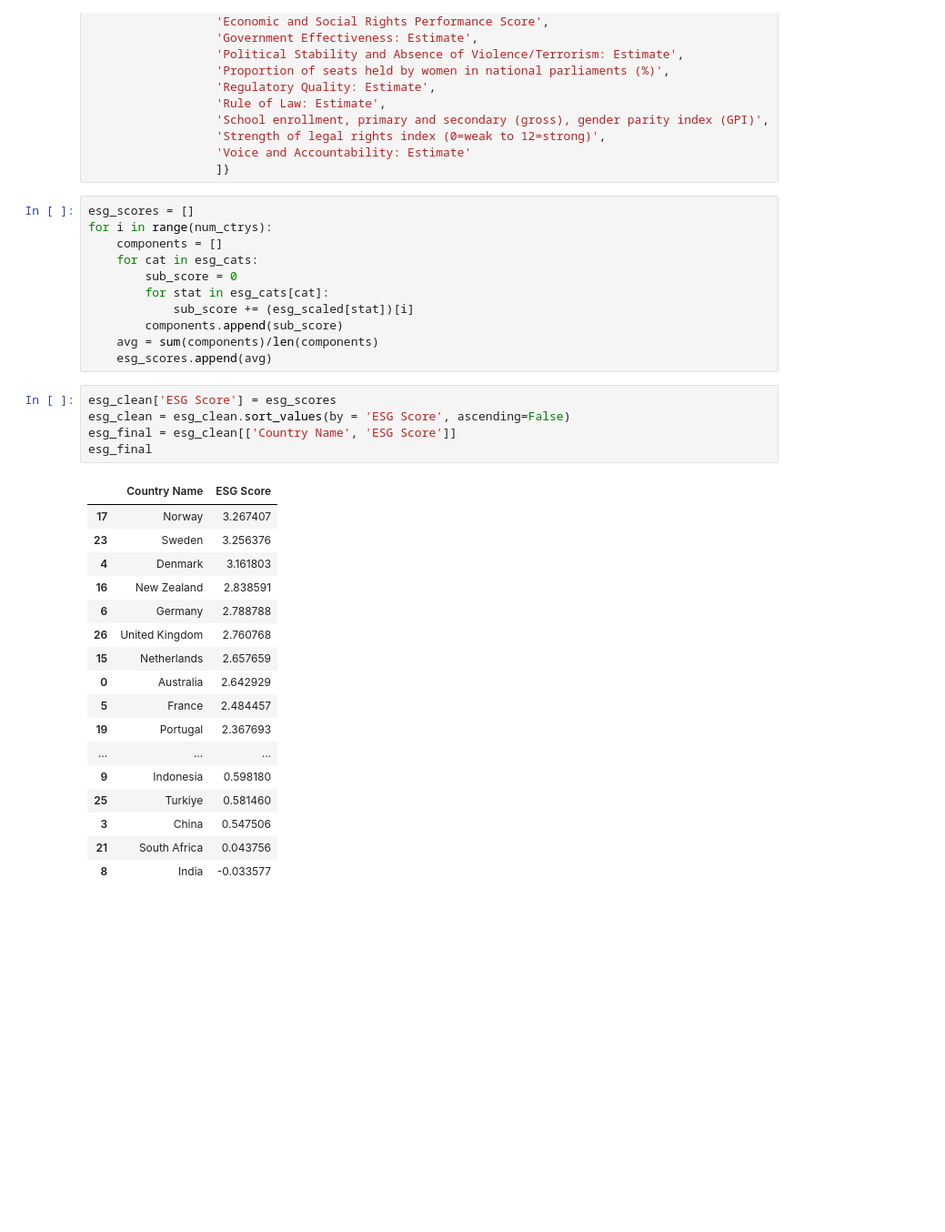
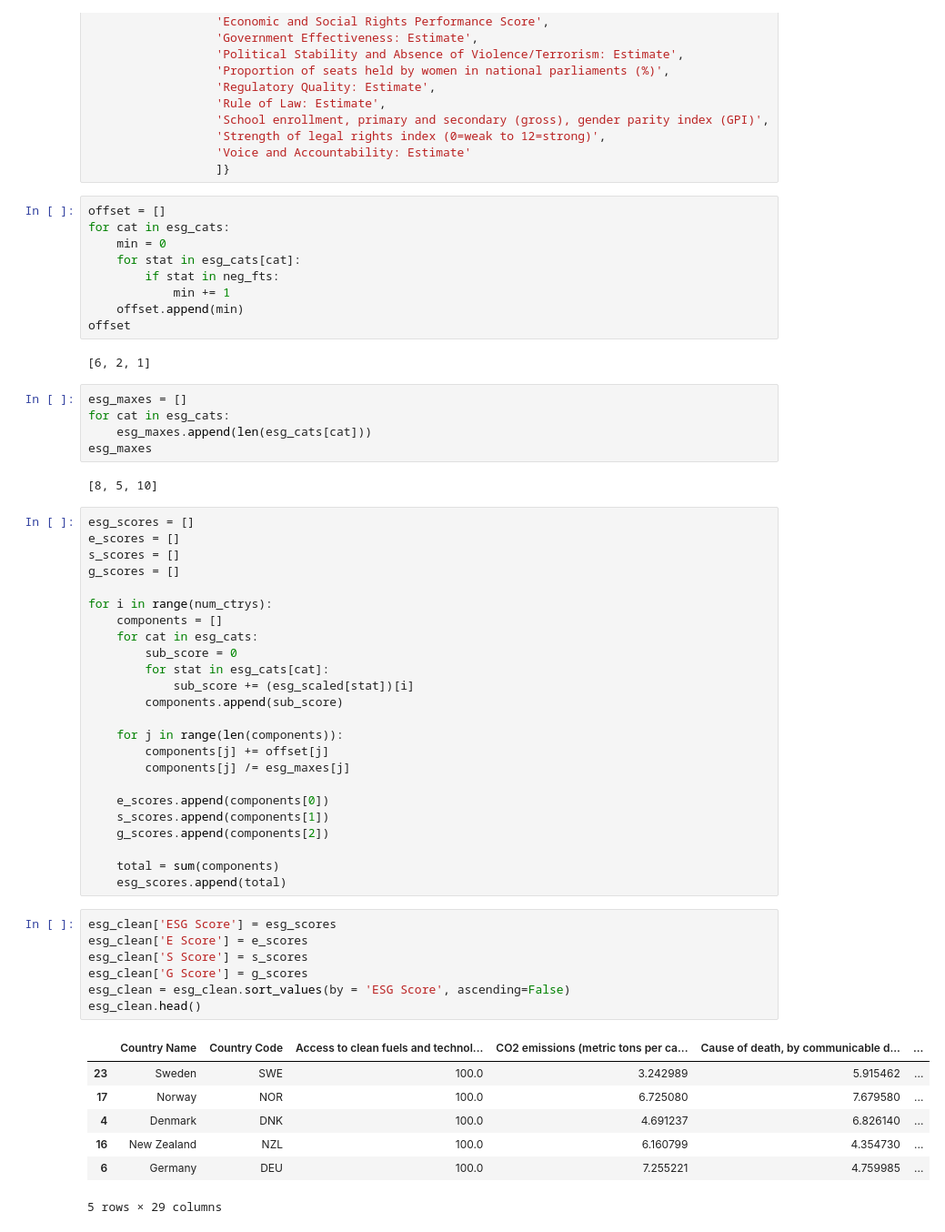
Before and after one commit to AI4ALL-ESG-Investing/esg-financial-assistant, a Jupyter notebook: notebooks/Country ESG Scores.ipynb, the cells around one changed output. Shown at 91% size. Saved outputs shown, nothing was run; the diff lists cells and outputs as text; blank space fills up the shorter version.

Commit message:
disaggregated ESG scores and adjusted weighting

```diff
--- a/notebooks/Country ESG Scores.ipynb
+++ b/notebooks/Country ESG Scores.ipynb
@@ -228,8 +228,30 @@ esg_cats = {'E': ['CO2 emissions (metric tons per capita)',
                   'Strength of legal rights index (0=weak to 12=strong)',
                   'Voice and Accountability: Estimate'
                   ]}
+# %%
+offset = []
+for cat in esg_cats:
+    min = 0
+    for stat in esg_cats[cat]:
+        if stat in neg_fts:
+            min += 1
+    offset.append(min)
+offset
+# %% [output]
+[6, 2, 1]
+# %%
+esg_maxes = []
+for cat in esg_cats:
+    esg_maxes.append(len(esg_cats[cat]))
+esg_maxes
+# %% [output]
+[8, 5, 10]
 # %%
 esg_scores = []
+e_scores = []
+s_scores = []
+g_scores = []
+
 for i in range(num_ctrys):
     components = []
     for cat in esg_cats:
@@ -237,28 +259,29 @@ for i in range(num_ctrys):
         for stat in esg_cats[cat]:
             sub_score += (esg_scaled[stat])[i]
         components.append(sub_score)
-    avg = sum(components)/len(components)
-    esg_scores.append(avg)
+
+    for j in range(len(components)):
+        components[j] += offset[j]
+        components[j] /= esg_maxes[j]
+
+    e_scores.append(components[0])
+    s_scores.append(components[1])
+    g_scores.append(components[2])
+
+    total = sum(components)
+    esg_scores.append(total)
 # %%
 esg_clean['ESG Score'] = esg_scores
+esg_clean['E Score'] = e_scores
+esg_clean['S Score'] = s_scores
+esg_clean['G Score'] = g_scores
 esg_clean = esg_clean.sort_values(by = 'ESG Score', ascending=False)
-esg_final = esg_clean[['Country Name', 'ESG Score']]
-esg_final
+esg_clean.head()
 # %% [output]
-|  | Country Name | ESG Score |
-| 17 | Norway | 3.267407 |
-| 23 | Sweden | 3.256376 |
-| 4 | Denmark | 3.161803 |
-| 16 | New Zealand | 2.838591 |
-| 6 | Germany | 2.788788 |
-| 26 | United Kingdom | 2.760768 |
-| 15 | Netherlands | 2.657659 |
-| 0 | Australia | 2.642929 |
-| 5 | France | 2.484457 |
-| 19 | Portugal | 2.367693 |
-| ... | ... | ... |
-| 9 | Indonesia | 0.598180 |
-| 25 | Turkiye | 0.581460 |
-| 3 | China | 0.547506 |
-| 21 | South Africa | 0.043756 |
-| 8 | India | -0.033577 |
+|  | Country Name | Country Code | Access to clean fuels and technol... | CO2 emissions (metric tons per ca... | Cause of death, by communicable d... | ... |
+| 23 | Sweden | SWE | 100.0 | 3.242989 | 5.915462 | ... |
+| 17 | Norway | NOR | 100.0 | 6.725080 | 7.679580 | ... |
+| 4 | Denmark | DNK | 100.0 | 4.691237 | 6.826140 | ... |
+| 16 | New Zealand | NZL | 100.0 | 6.160799 | 4.354730 | ... |
+| 6 | Germany | DEU | 100.0 | 7.255221 | 4.759985 | ... |
+5 rows × 29 columns
```
Also changed, not shown: parts of 2 cells of this notebook, 1 other file.
